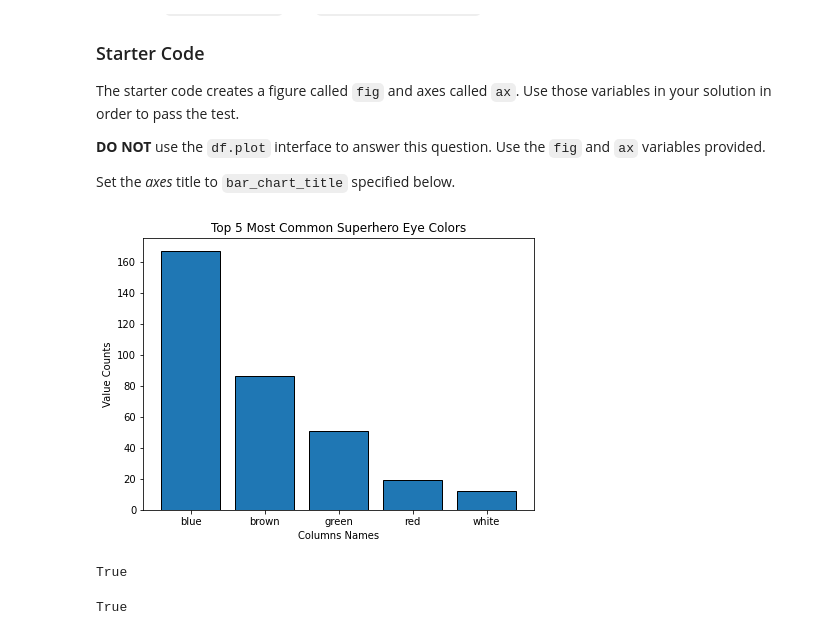
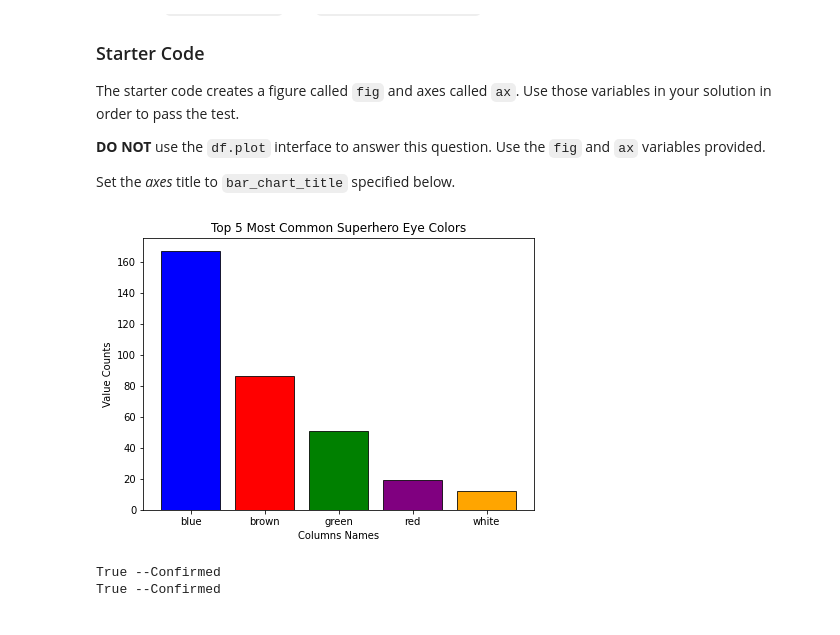
Before and after one commit to rurigi-waweru/dsfpt10-p1-pandas-data-cleaning-checkpoint-codegrade-project, a Jupyter notebook: pandas_cleaning_checkpoint.ipynb, the cells around one changed output. Cells and saved outputs as stored; diff of their text form; code cells hidden in the pictures.

```diff
--- a/pandas_cleaning_checkpoint.ipynb
+++ b/pandas_cleaning_checkpoint.ipynb
@@ -366,26 +409,36 @@ Set the *axes* title to `bar_chart_title` specified below.
 # %%
 # CodeGrade step5
 
 bar_chart_title = "Top 5 Most Common Superhero Eye Colors"
 
 fig, ax = plt.subplots(figsize=(7, 5))
 
+# brian-added # Define bar colors (you can customize these)
+bar_colors = ['blue', 'red', 'green', 'purple', 'orange']
+
 # Your code here
-ax.bar(height = top_eye_color_counts, x = top_eye_colors, edgecolor = 'black')
+ax.bar(height = top_eye_color_counts,
+       x = top_eye_colors,
+       color = bar_colors,
+       edgecolor = 'black',
+       linewidth = .8)
+
 ax.set_title(bar_chart_title)
 # additional labels
 ax.set_ylabel('Value Counts')
 ax.set_xlabel('Columns Names');
 # %% [output]
-[figure, old version]
+[figure, new version]
 # %%
-# assertaining that we have the right answers
-print(len(ax.containers[0]) == 5, end = '\n\n') # True
+# brian-added # assertaining that we have the right answers
+# first part of the question
+print(len(ax.containers[0]) == 5, '--Confirmed', end = '\n') # True
 
-'blue' in [tick.get_text() for tick in ax.get_xticklabels()] # True
+# second part of the question
+print('blue' in [tick.get_text() for tick in ax.get_xticklabels()], '--Confirmed') # True
 # %% [output]
-True
+True --Confirmed
+True --Confirmed
-True
 # %%
 # The axis should contain 5 bars
 assert len(ax.containers[0]) == 5
```
Also changed, not shown: parts of 11 cells of this notebook, 3 other files.
